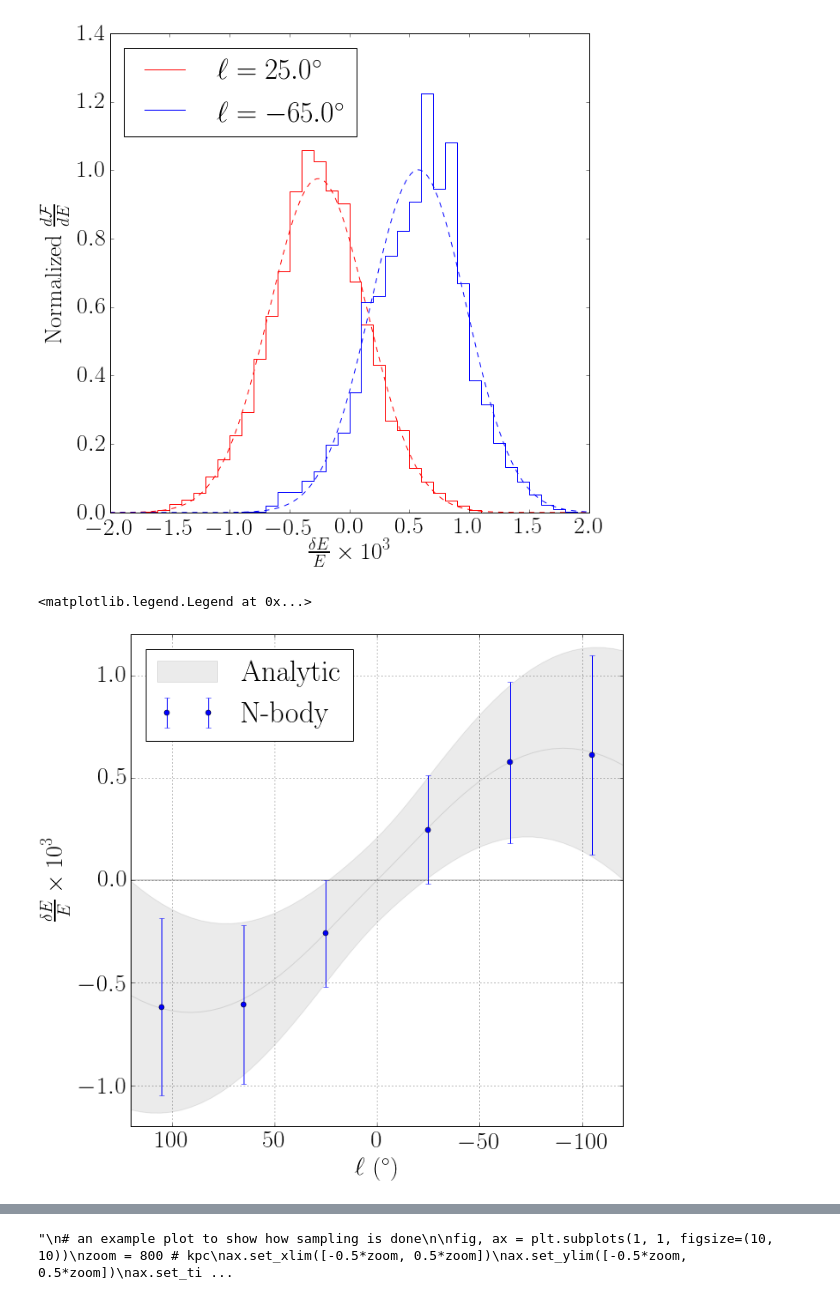
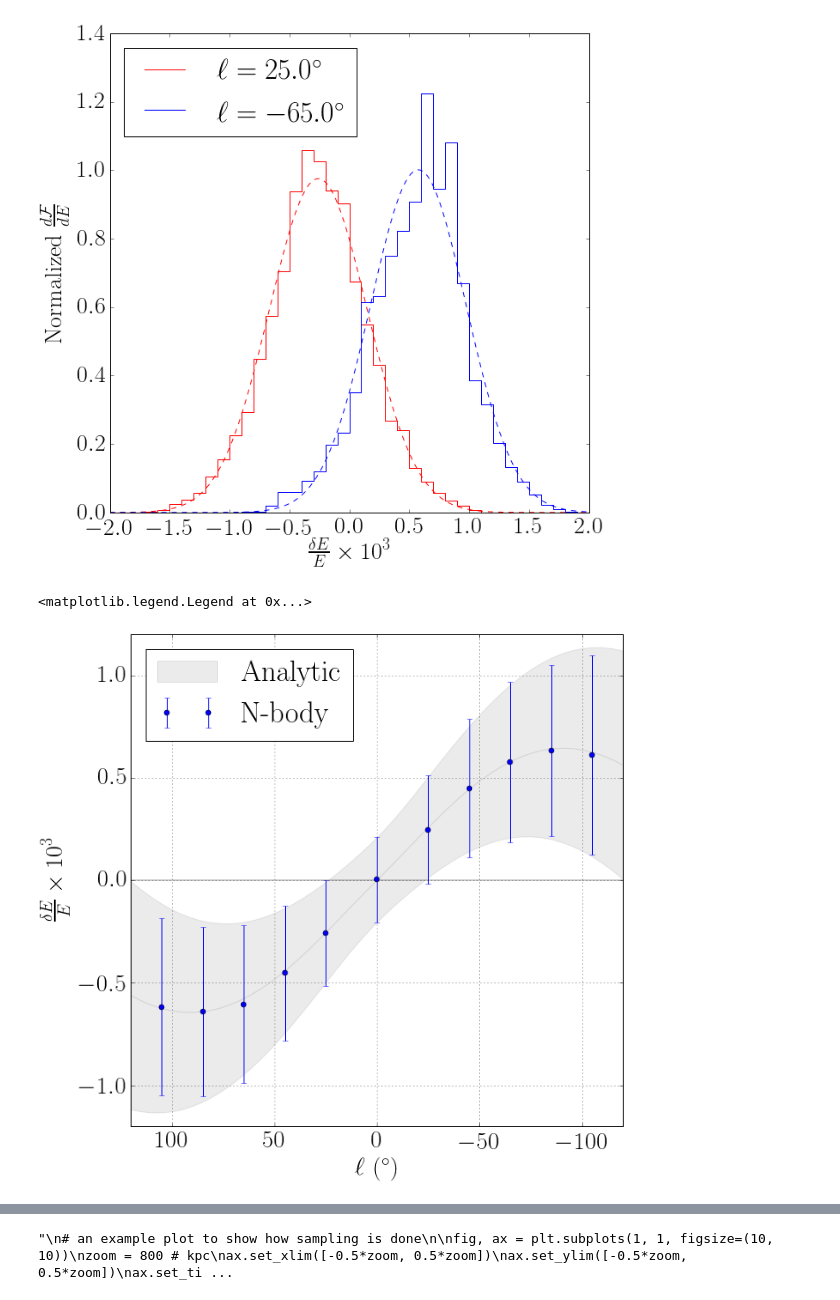
Before and after one commit to ranjanlaha/DMVS, a Jupyter notebook: python/figures.ipynb, the cells around one changed output, grey strips where cells are left out. Saved outputs shown, nothing was run; the diff lists cells and outputs as text; code cells hidden in the pictures.

Commit message:
Add diagram

```diff
--- a/python/figures.ipynb
+++ b/python/figures.ipynb
@@ -78,34 +128,40 @@ fig.savefig('../img/dnde_demo.png', bbox_inches='tight')
 # %%
 # Plot halo 374 results!
 fig, ax = plt.subplots(1, 1, figsize=(10, 10))
-nb, an, fill = vsh.loadSpectroscopyData(halo=374)
+h=374
+nb = vs.readVSData(h, 'nbody')
+an = vs.readVSData(h, 'analytic')
+fill = vs.readVSData(h, 'fill')
 ax.plot([-120, 120], [0,0], 'k-', lw=0.4)
 
-inds=[0,2,4,6,8,10]
-ax.errorbar(nb['l'][inds], nb['cen'][inds]*10**3,\
-            yerr=nb['sig'][inds]*10**3, fmt='o', c='blue', label='N-body')
+inds=[0,1,2,3,4,5,6,7,8,9,10]#[0,2,4,6,8,10]
+ax.errorbar(nb['l'][inds], nb['centroid'][inds]*10**3,\
+            yerr=nb['sigma_centroid'][inds]*10**3, fmt='o', c='blue', label='N-body')
+
+# ax.errorbar(an['l'][inds], an['centroid'][inds]*10**3,\
+#             yerr=an['sigma_centroid'][inds]*10**3, fmt='o', c='red', label='Analytic')
 
 flon = fill['l']
-cent = fill['cen']*10**3
-plus = cent + fill['sig']*10**3
-minus = cent - fill['sig']*10**3
+cent = fill['centroid']*10**3
+plus = cent + fill['sigma_centroid']*10**3
+minus = cent - fill['sigma_centroid']*10**3
 ax.fill_between(flon, minus, plus, facecolor='black', alpha=0.08, label='Analytic')
 ax.plot(flon, cent, 'k-', alpha=0.1)
 
 
 # frills
 # ax.set_title(r'Decay line spectral shift')
 ax.set_ylabel(r'$\frac{\delta E}{E} \times 10^3$')
 ax.set_xlabel(r'$\ell$ ($^{\circ}$)')
 ax.set_xlim(-120., 120.)
 ax.invert_xaxis()
 ax.set_ylim(-1.2, 1.2)
 ax.grid(True)
 
 ax.legend(loc='upper left')
 
 # fig.savefig('../img/de_vs_l_800.png', bbox_inches='tight')
 # fig.savefig('../img/de_vs_l_filled.png', bbox_inches='tight')
 # %% [output]
 <matplotlib.legend.Legend at 0x...>
-[figure, old version]
+[figure, new version]
```
Also changed, not shown: parts of 8 cells of this notebook, 1 other file.
